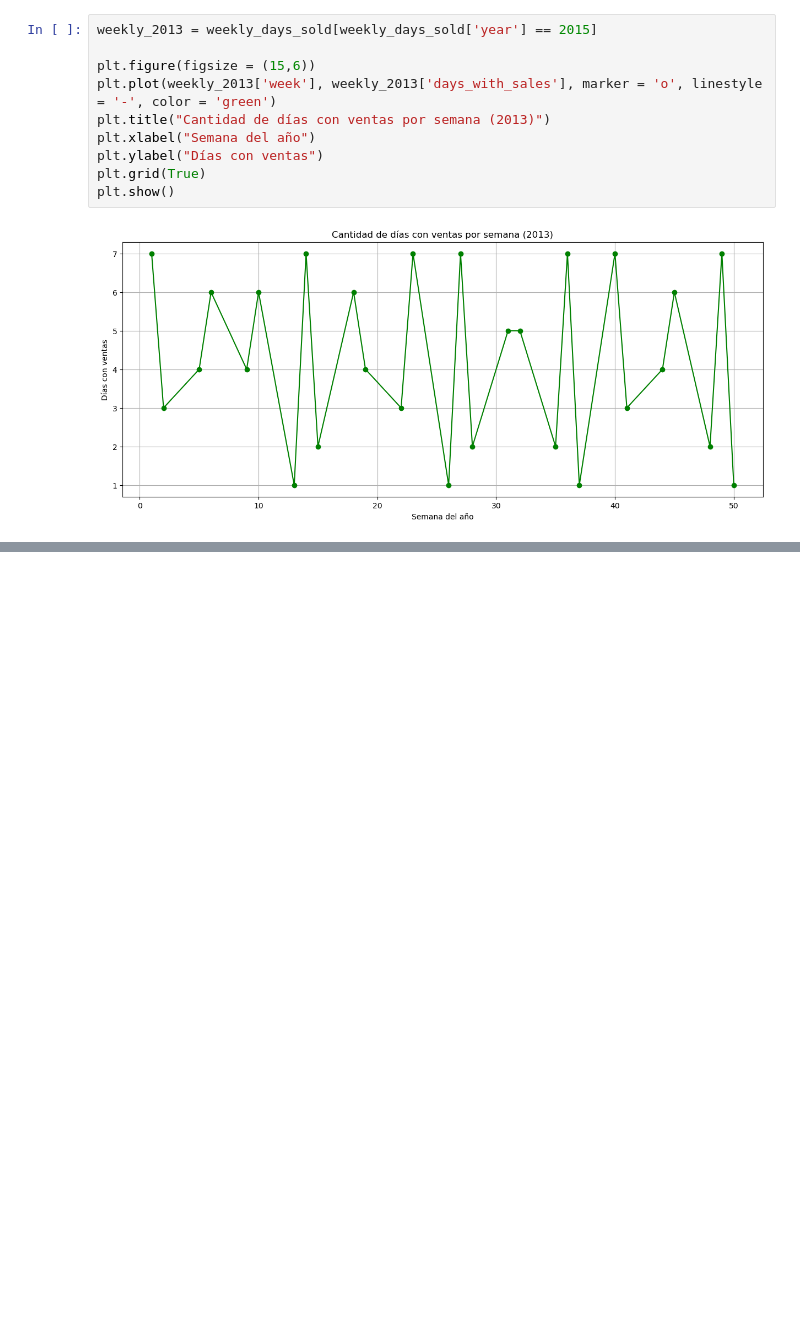
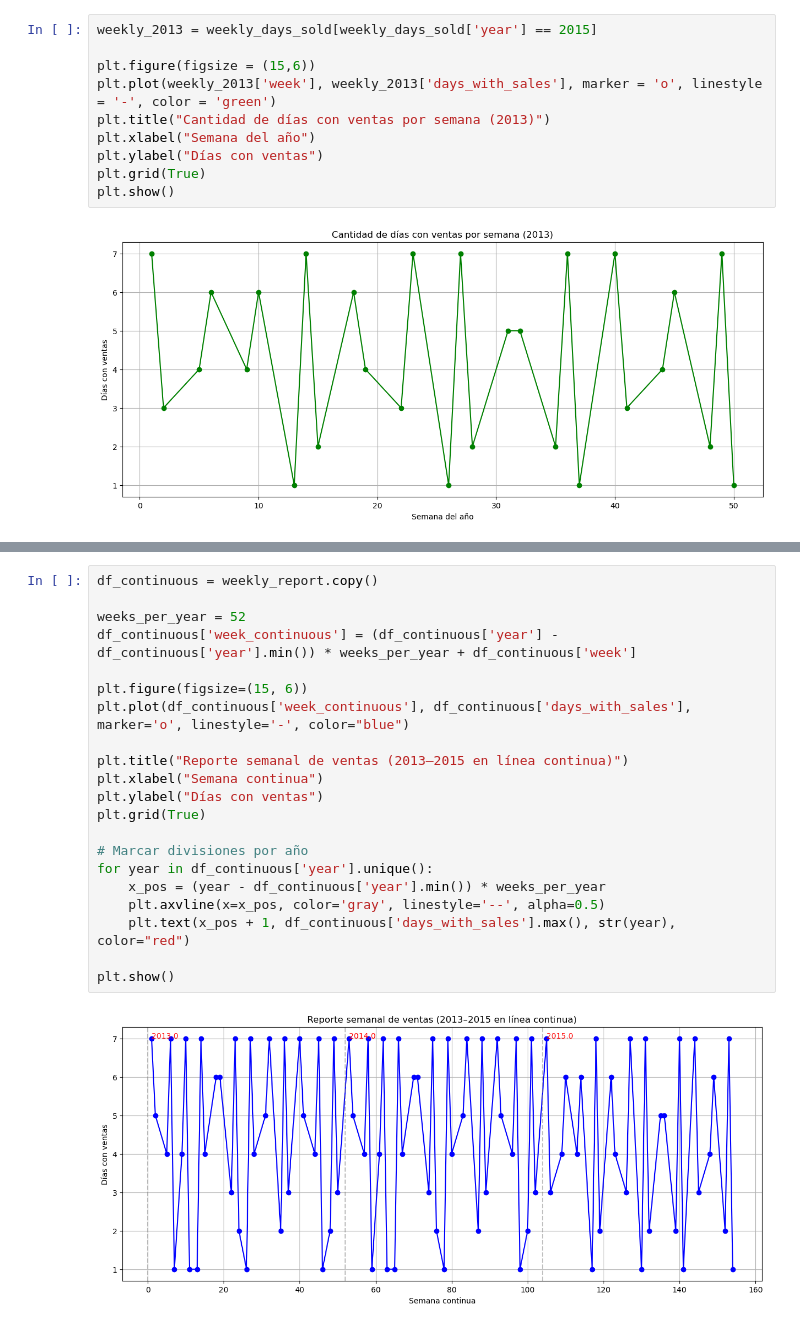
Before and after one commit to dimasamuel/Product_Dev_Plan_vrs_Forecast, a Jupyter notebook: dataset/producto.ipynb, the cells around one changed output, grey strips where cells are left out. Drawn from its saved outputs; the diff is of its cells as text; blank space fills up the shorter version.

```diff
--- a/dataset/producto.ipynb
+++ b/dataset/producto.ipynb
@@ -609,0 +651,23 @@ plt.show()
+# %%
+df_continuous = weekly_report.copy()
+
+weeks_per_year = 52
+df_continuous['week_continuous'] = (df_continuous['year'] - df_continuous['year'].min()) * weeks_per_year + df_continuous['week']
+
+plt.figure(figsize=(15, 6))
+plt.plot(df_continuous['week_continuous'], df_continuous['days_with_sales'], marker='o', linestyle='-', color="blue")
+
+plt.title("Reporte semanal de ventas (2013–2015 en línea continua)")
+plt.xlabel("Semana continua")
+plt.ylabel("Días con ventas")
+plt.grid(True)
+
+# Marcar divisiones por año
+for year in df_continuous['year'].unique():
+    x_pos = (year - df_continuous['year'].min()) * weeks_per_year
+    plt.axvline(x=x_pos, color='gray', linestyle='--', alpha=0.5)
+    plt.text(x_pos + 1, df_continuous['days_with_sales'].max(), str(year), color="red")
+
+plt.show()
+# %% [output]
+[figure, added]
```
Also changed, not shown: parts of 31 cells of this notebook, 1 other file.
